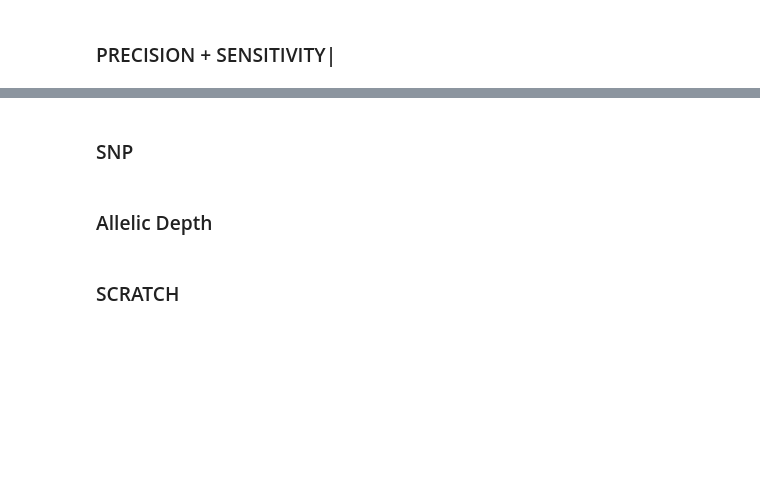
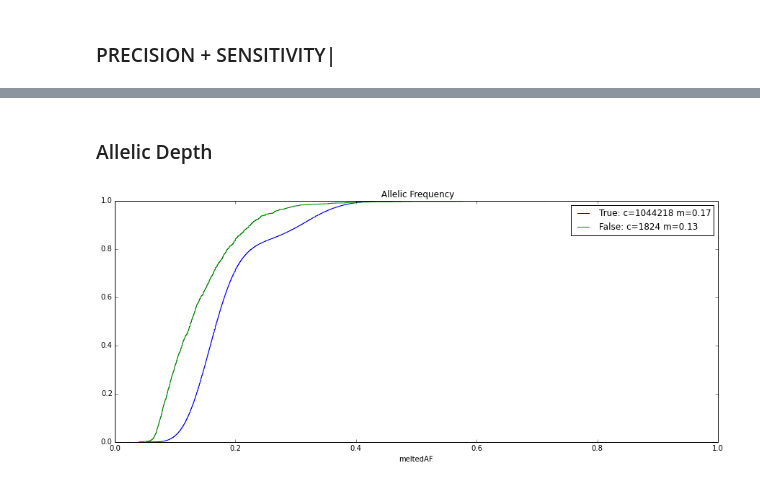
Before and after one commit to hartwigmedical/scripts, a Jupyter notebook: ipython/VCF_70-30-MIXIN_BENCHMARK_ANALYSIS.ipynb, the cells around one changed output, grey strips where cells are left out. Saved outputs shown, nothing was run; the diff lists cells and outputs as text; code cells hidden in the pictures; blank space fills up the shorter version.

```diff
--- a/ipython/VCF_70-30-MIXIN_BENCHMARK_ANALYSIS.ipynb
+++ b/ipython/VCF_70-30-MIXIN_BENCHMARK_ANALYSIS.ipynb
@@ -86,6 +72,5 @@ def calcuatePrecisionSensivityMatrix(df):
 bed = aVCF.loadBEDFile(BED_PATH,BED_FILE_NAME)
 dfTruth = aVCF.loadVariantsFromVCF(VCF_PATH_TRUTH,VCF_FILE_NAME_TRUTH, \
                                    SAMPLE_NAMES_TRUTH,"Mix-in Truth Set",True,True,bed)
-dfTruth = filterByChromFrac(dfTruth)
 dfTruth = dfTruth[['chrom','pos','variantType','ref','truthallele','truthindelDiff','bedRegion']]
 dfTruth = dfTruth.set_index(['chrom','pos'])
@@ -93,6 +87,5 @@ dfTruth = dfTruth.set_index(['chrom','pos'])
 # LOAD SAMPLE VCF + match to truth set
 bed = aVCF.loadBEDFile(BED_PATH,BED_FILE_NAME)
 dfProd = aVCF.loadVariantsFromVCF(VCF_PATH,VCF_FILE_NAME,SAMPLE_NAMES,VCF_SAMPLE,False,True,bed)
-dfProd = filterByChromFrac(dfProd)
 dfProd = dfProd.set_index(['chrom','pos'])
 dfProd = calculateTruth(dfProd,dfTruth)
@@ -130,2 +119,0 @@ pd.pivot_table(dftemp2, values='pos', index=['numCallers','vennSegment'], column
-# %% [markdown]
-<h3> SNP
@@ -142,8 +122,10 @@ vn.venn([snpdf[snpdf.mutectallele != '']['chromPos'], \
 # %%
 #Alllele Freq By Caller
 for truth in [True,False]:
-    ser = dfProd[(dfProd.Truth == truth)&(dfProd['filter']=='QSI_ref')]['strelkaAF']
+    ser = dfProd[dfProd.Truth==truth]['meltedAF']
     ser = ser.sort_values()
     cum_dist = np.linspace(0.,1.,len(ser))
     ser_cdf = pd.Series(cum_dist, index=ser,name=str(truth)+": c="+str(ser.count())+" m="+str(round(ser.median(),2)))
-    ser_cdf.plot(drawstyle='steps',legend=True,title=" Allelic Frequency by Caller (AllelicFreq > 0.0)",figsize=[15,6],xlim=[0,1])
+    ser_cdf.plot(drawstyle='steps',legend=True,title=" Allelic Frequency",figsize=[15,6],xlim=[0,1])
+# %% [output]
+[figure, added]
@@ -161,2 +131,0 @@ for truth in truths:
-# %% [markdown]
-### SCRATCH
```
Also changed, not shown: parts of 35 cells of this notebook, 1 other file.
